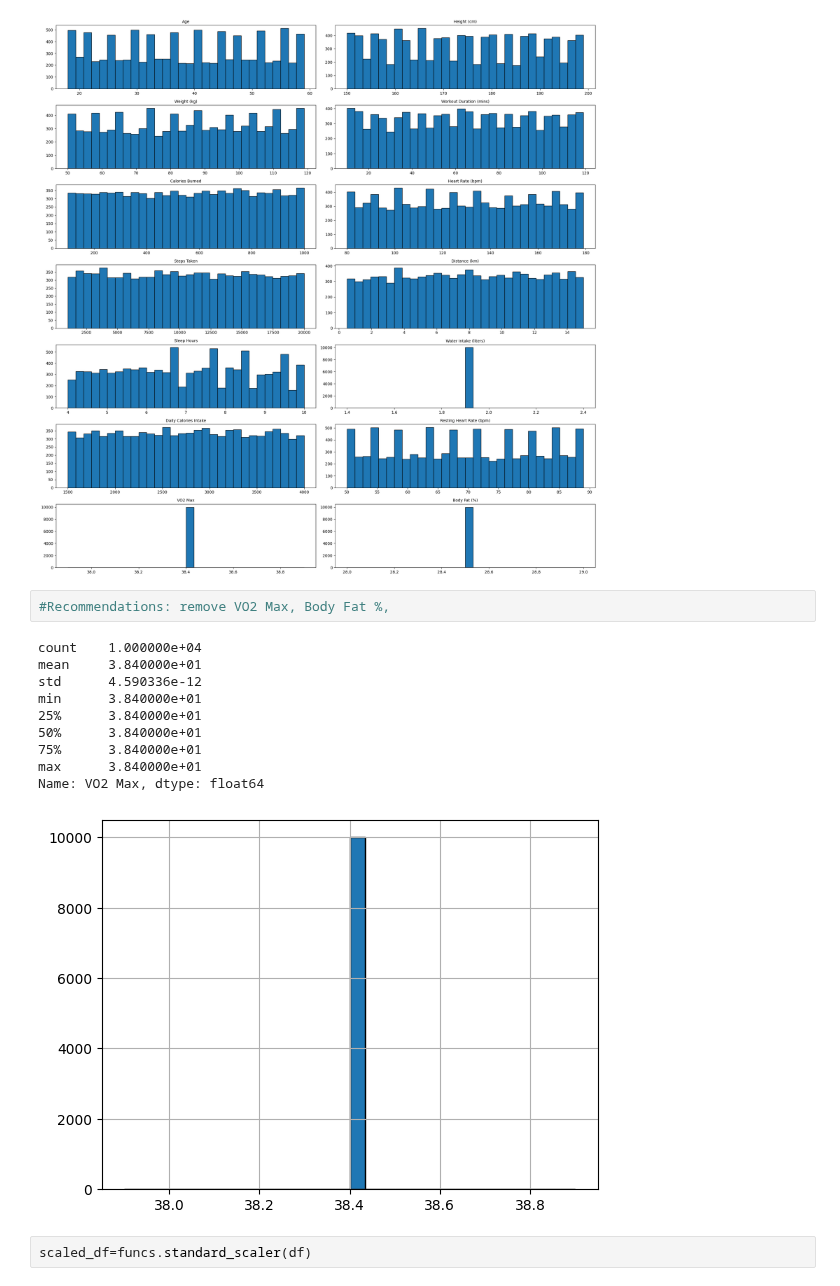
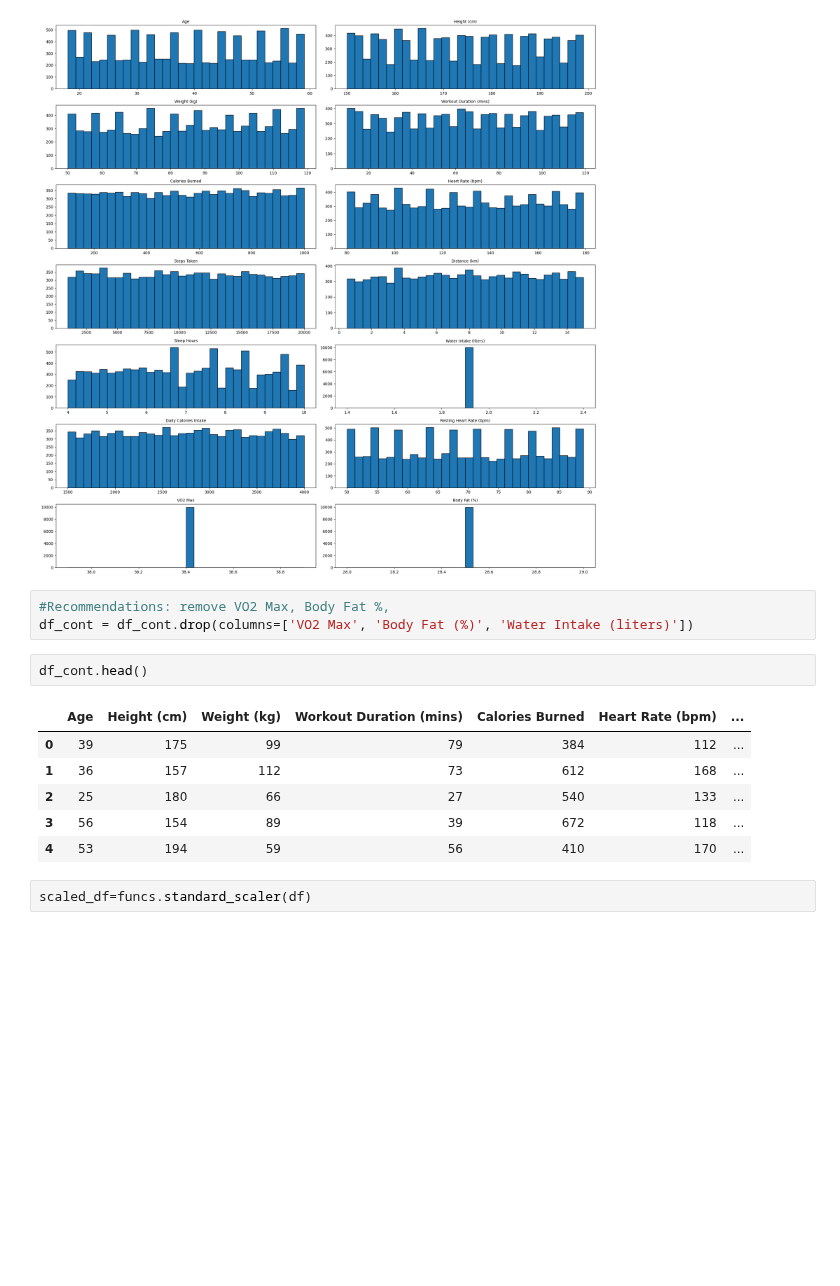
Before and after one commit to 4GeeksAcademy/gperdrizet_fitness_final_project, a Jupyter notebook: src/continuous.ipynb, the cells around one changed output. Drawn from its saved outputs; the diff is of its cells as text; blank space fills up the shorter version.

```diff
--- a/src/continuous.ipynb
+++ b/src/continuous.ipynb
@@ -103,17 +103,16 @@ plt.show()
 [figure]
 # %%
 #Recommendations: remove VO2 Max, Body Fat %,
+df_cont = df_cont.drop(columns=['VO2 Max', 'Body Fat (%)', 'Water Intake (liters)'])
-# %% [output]
-count    1.000000e+04
-mean     3.840000e+01
-std      4.590336e-12
-min      3.840000e+01
-25%      3.840000e+01
-50%      3.840000e+01
-75%      3.840000e+01
-max      3.840000e+01
-Name: VO2 Max, dtype: float64
-[figure, removed]
+# %%
+df_cont.head()
+# %% [output]
+|  | Age | Height (cm) | Weight (kg) | Workout Duration (mins) | Calories Burned | Heart Rate (bpm) | ... |
+| 0 | 39 | 175 | 99 | 79 | 384 | 112 | ... |
+| 1 | 36 | 157 | 112 | 73 | 612 | 168 | ... |
+| 2 | 25 | 180 | 66 | 27 | 540 | 133 | ... |
+| 3 | 56 | 154 | 89 | 39 | 672 | 118 | ... |
+| 4 | 53 | 194 | 59 | 56 | 410 | 170 | ... |
 # %%
 scaled_df=funcs.standard_scaler(df)
 # %% [output]
```
Also changed, not shown: 1 other file.
